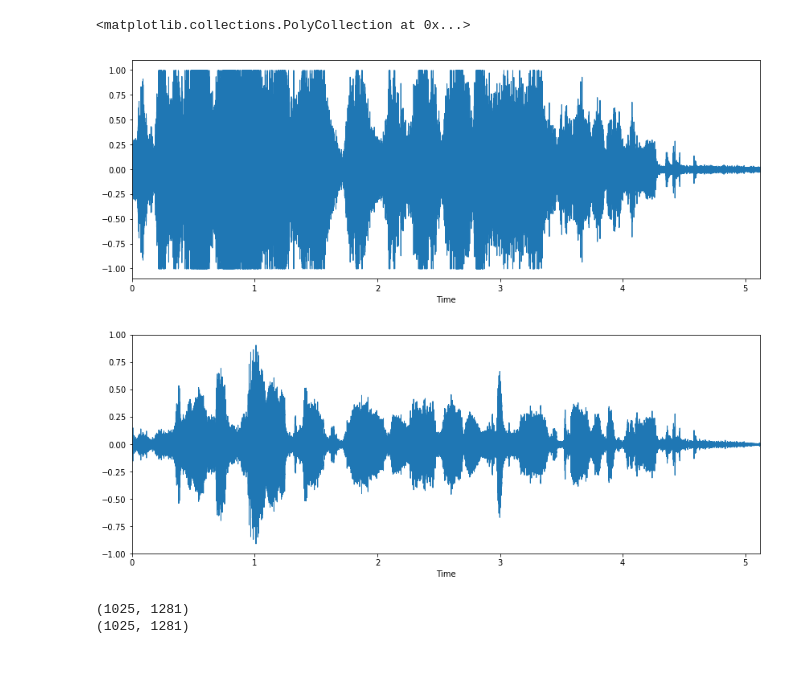
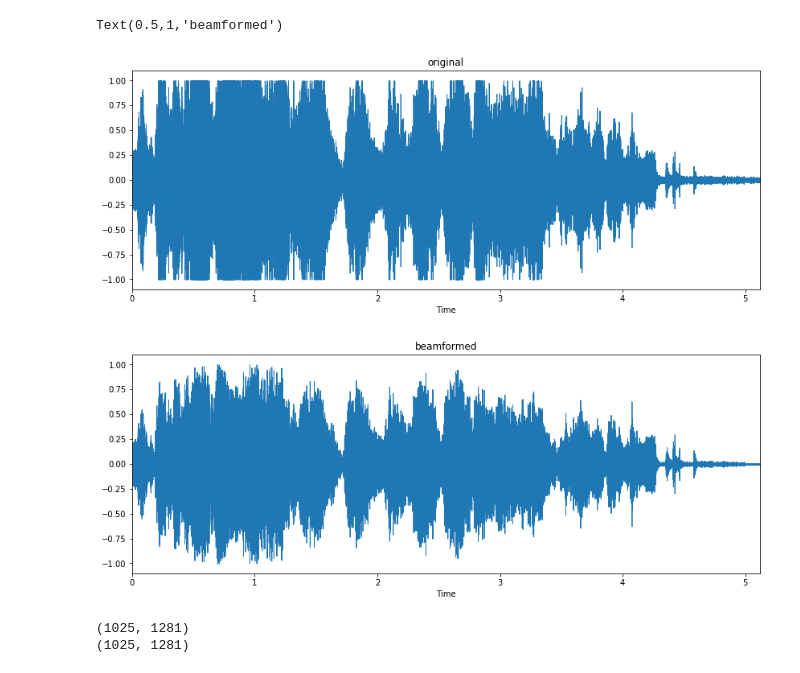
Before and after one commit to FlorentE96/NMF_jupyter, a Jupyter notebook: NMF_tests.ipynb, the cells around one changed output. Saved outputs shown, nothing was run; the diff lists cells and outputs as text; code cells hidden in the pictures.

```diff
--- a/NMF_tests.ipynb
+++ b/NMF_tests.ipynb
@@ -7,6 +7,6 @@ from sklearn.decomposition import NMF
 plt.rcParams['figure.figsize'] = (20, 10)
 # %%
 x, sr = librosa.load('media/mixture.wav', sr=None)
-bf, sr = librosa.load('media/beamformed_dft.wav', sr=None)
-print(sr)
+bf, sr = librosa.load('media/beamformed_dft_TDB.wav', sr=None)
+print('Sample rate = ', sr)
 # %% [output]
@@ -18,12 +20,14 @@ ipd.Audio(bf, rate=sr)
 # %%
 plt.figure(figsize=(14, 5))
 librosa.display.waveplot(x, sr=sr)
+plt.title('original')
 plt.figure(figsize=(14, 5))
 librosa.display.waveplot(bf, sr=sr)
+plt.title('beamformed')
 # %% [output]
-<matplotlib.collections.PolyCollection at 0x...>
+Text(0.5,1,'beamformed')
-[figure, old version]
+[figure, new version]
-[figure, old version]
+[figure, new version]
 # %%
 S = librosa.stft(x, hop_length=32)
 print(S.shape)
```
Also changed, not shown: parts of 17 cells of this notebook, 7 other files.
